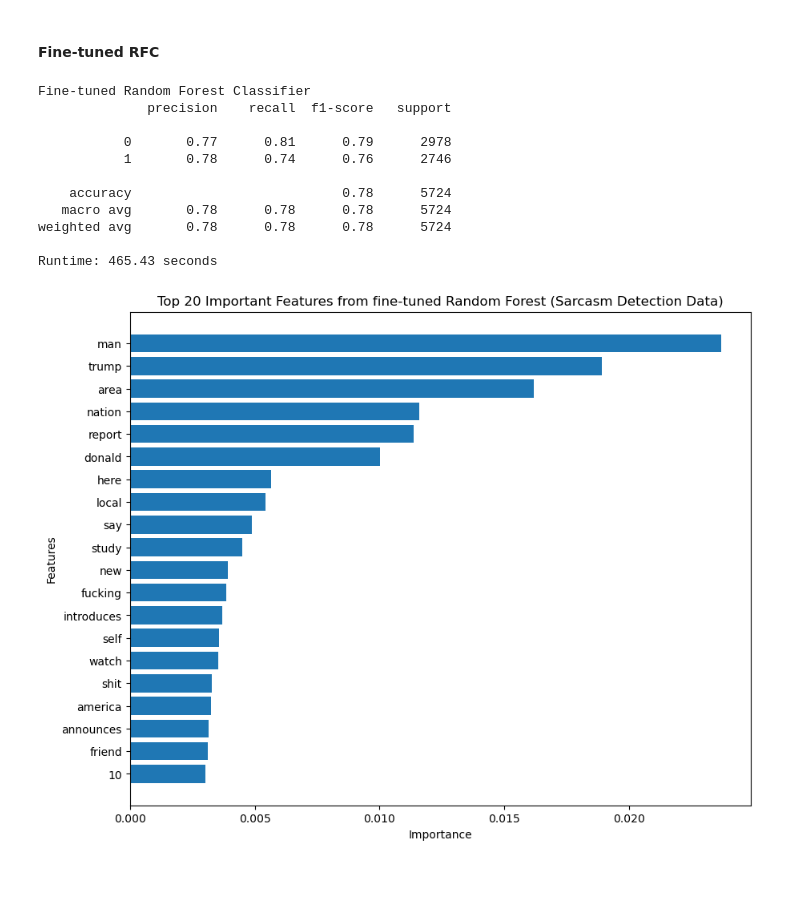
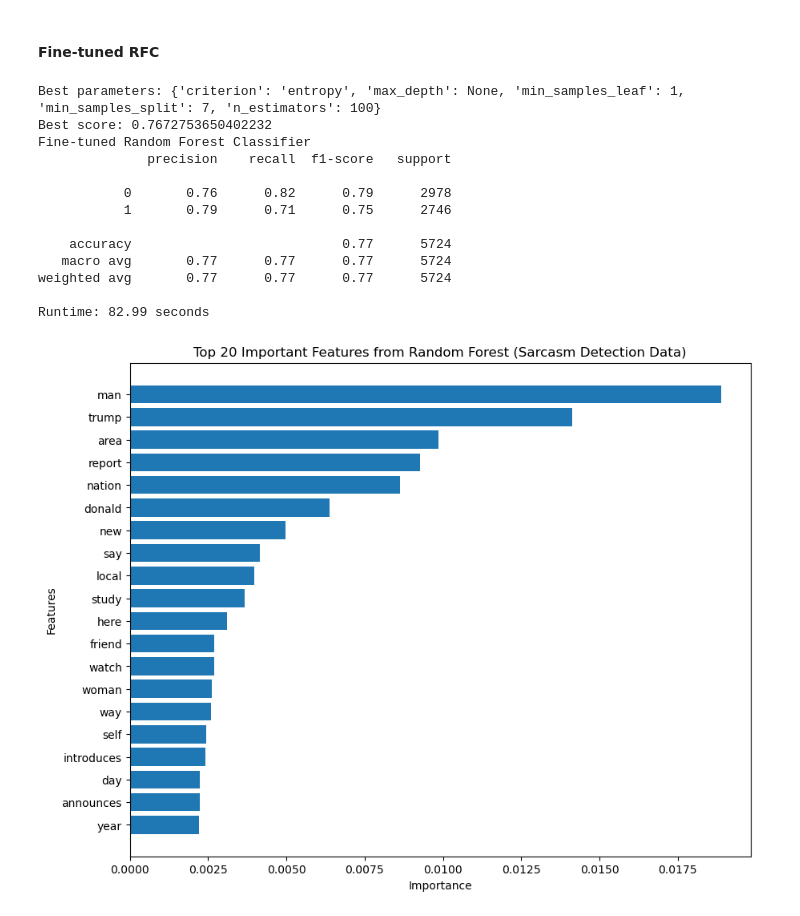
Before and after one commit to nzhussup/BachelorThesis, a Jupyter notebook: src/2_RandomForestClassifier.ipynb, the cells around one changed output. Saved outputs shown, nothing was run; the diff lists cells and outputs as text; code cells hidden in the pictures; blank space fills up the shorter version.

Commit message:
Refactor code. Rerun all notebooks. Update the data

```diff
--- a/src/2_RandomForestClassifier.ipynb
+++ b/src/2_RandomForestClassifier.ipynb
@@ -144,52 +200,59 @@ Runtime: 63.46 seconds
 # %% [markdown]
 #### Fine-tuned RFC
 # %%
-# t0 = time()
-# rfc = RandomForestClassifier(n_jobs=-1)
-# param_dist = {
-#     'n_estimators': [100, 200],
-#     'max_depth': [None, 10, 20],
-#     'min_samples_split': randint(2, 11),
-#     'min_samples_leaf': randint(1, 11),
-#     'criterion': ['gini', 'entropy']
-# }
+@time_counter
+def model():
+    rfc = RandomForestClassifier(n_jobs=-1)
+    param_dist = {
+        'n_estimators': [100, 200],
+        'max_depth': [None, 10, 20],
+        'min_samples_split': randint(2, 11),
+        'min_samples_leaf': randint(1, 11),
+        'criterion': ['gini', 'entropy']
+    }
 
-# rnd_cv = RandomizedSearchCV(rfc, param_distributions=param_dist,
-#                             n_iter=10, cv=3, scoring='accuracy', random_state=42, n_jobs=-1)
-# rnd_cv.fit(X_train, y_train)
-# print("Best parameters:", rnd_cv.best_params_)
-# print("Best score:", rnd_cv.best_score_)
-rfc = RandomForestClassifier(**rnd_cv.best_params_, n_jobs=-1)
-rfc.fit(X_train, y_train)
-preds = rfc.predict(X_test)
-print("Fine-tuned Random Forest Classifier")
-print(classification_report(y_test, preds))
-t1 = time()
-runtime_rfc_tuned = round(t1-t0, 2)
+    rnd_cv = RandomizedSearchCV(rfc, param_distributions=param_dist,
+                                n_iter=num_iterations, cv=num_cv, scoring='accuracy', random_state=42, n_jobs=-1)
+    rnd_cv.fit(X_train, y_train)
+    print("Best parameters:", rnd_cv.best_params_)
+    print("Best score:", rnd_cv.best_score_)
+    rfc = RandomForestClassifier(**rnd_cv.best_params_, n_jobs=-1)
+    rfc.fit(X_train, y_train)
+    preds = rfc.predict(X_test)
+    print("Fine-tuned Random Forest Classifier")
+    print(classification_report(y_test, preds))
+    return preds
+
+preds, runtime_rfc_tuned = model()
 print(f"Runtime: {runtime_rfc_tuned} seconds")
 performance_rfc_tuned = classification_report(y_test, preds, output_dict=True)
 # %% [output]
+Best parameters: {'criterion': 'entropy', 'max_depth': None, 'min_samples_leaf': 1, 'min_samples_split': 7, 'n_estimators': 100}
+Best score: 0.7672753650402232
 Fine-tuned Random Forest Classifier
               precision    recall  f1-score   support
 
-           0       0.77      0.81      0.79      2978
-           1       0.78      0.74      0.76      2746
+           0       0.76      0.82      0.79      2978
+           1       0.79      0.71      0.75      2746
 
-    accuracy                           0.78      5724
-   macro avg       0.78      0.78      0.78      5724
-weighted avg       0.78      0.78      0.78      5724
+    accuracy                           0.77      5724
+   macro avg       0.77      0.77      0.77      5724
+weighted avg       0.77      0.77      0.77      5724
 
-Runtime: 465.43 seconds
+Runtime: 82.99 seconds
 # %%
+rfc = RandomForestClassifier(n_jobs=-1)
+rfc.fit(X_train, y_train)
+
 importances_df = pd.DataFrame({'Feature': vectorizer.get_feature_names_out(), 'Importance': rfc.feature_importances_}).sort_values(by='Importance', ascending=False)
-plt.figure(figsize=(10, 8))  # Adjust the size to fit your needs
+plt.figure(figsize=(10, 8))
 plt.barh(importances_df['Feature'][:20], importances_df['Importance'][:20])  # Top 20 features
 plt.xlabel('Importance')
 plt.ylabel('Features')
-plt.title('Top 20 Important Features from fine-tuned Random Forest (Sarcasm Detection Data)')
+plt.title('Top 20 Important Features from Random Forest (Sarcasm Detection Data)')
 plt.gca().invert_yaxis()
 # %% [output]
-[figure, old version]
+[figure, new version]
 # %%
 data = pd.concat([data,
                   pd.DataFrame({
```
Also changed, not shown: parts of 12 cells of this notebook, 5 other files.
